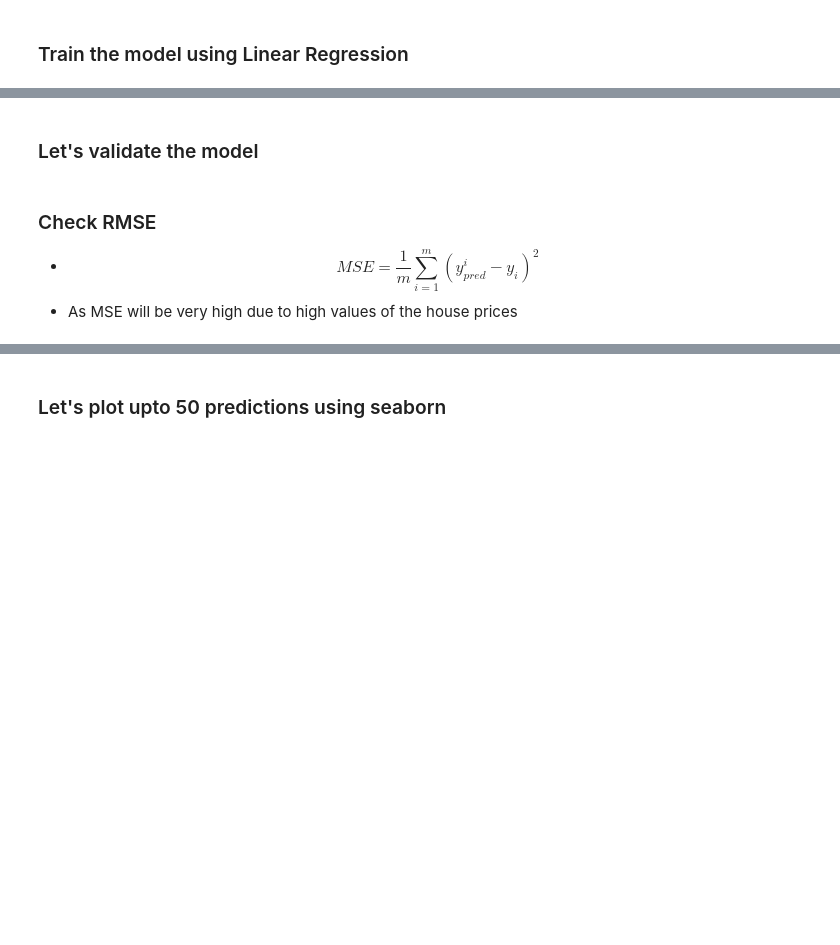
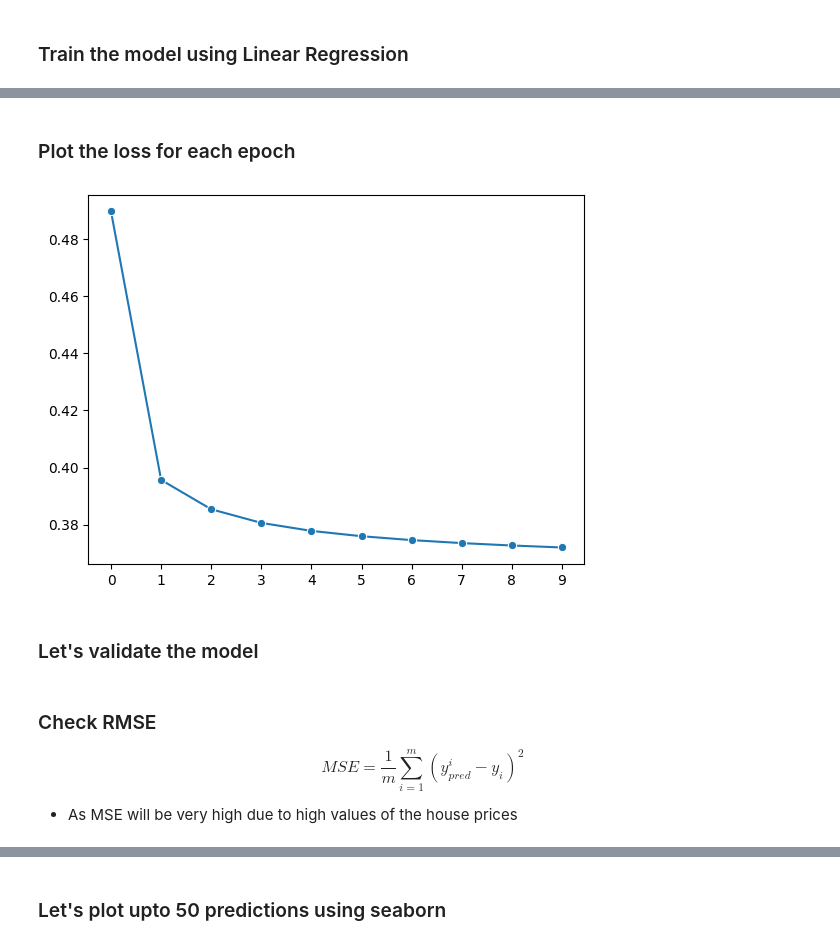
Before and after one commit to sachinprasadhs/AI-Concepts, a Jupyter notebook: Common Concepts/Linear Regression/linear_regression_from_scratch.ipynb, the cells around one changed output, grey strips where cells are left out. Saved outputs shown, nothing was run; the diff lists cells and outputs as text; code cells hidden in the pictures; blank space fills up the shorter version.

```diff
--- a/Common Concepts/Linear Regression/linear_regression_from_scratch.ipynb
+++ b/Common Concepts/Linear Regression/linear_regression_from_scratch.ipynb
@@ -372,3 +461,11 @@ Epoch 1000: Loss 0.3765661418437958
+# %% [markdown]
+### Plot the loss for each epoch
+# %%
+sns.lineplot(lr.loss_progress, marker='o')
+plt.xticks([i for i in range(10)])
+plt.show()
+# %% [output]
+[figure, added]
 # %% [markdown]
 ### Let's validate the model
 # %%
@@ -379,7 +476,7 @@ y_val = target_scaling_pipe.inverse_transform(y_val.reshape(-1, 1))
 y_pred = target_scaling_pipe.inverse_transform(lr.predict(X_val))
 # %% [markdown]
 ### Check RMSE
-* $$ MSE = \dfrac{1}{m} \sum_{i=1}^{m} (y^{i}_{pred} - y_{i})^{2} $$
+$$ MSE = \dfrac{1}{m} \sum_{i=1}^{m} (y^{i}_{pred} - y_{i})^{2} $$
 * As MSE will be very high due to high values of the house prices
 # %%
 print(f"Root Mean Squared Error:{skm.mean_squared_error(y_val, y_pred, squared=False)}")
```
Also changed, not shown: parts of 21 cells of this notebook.
